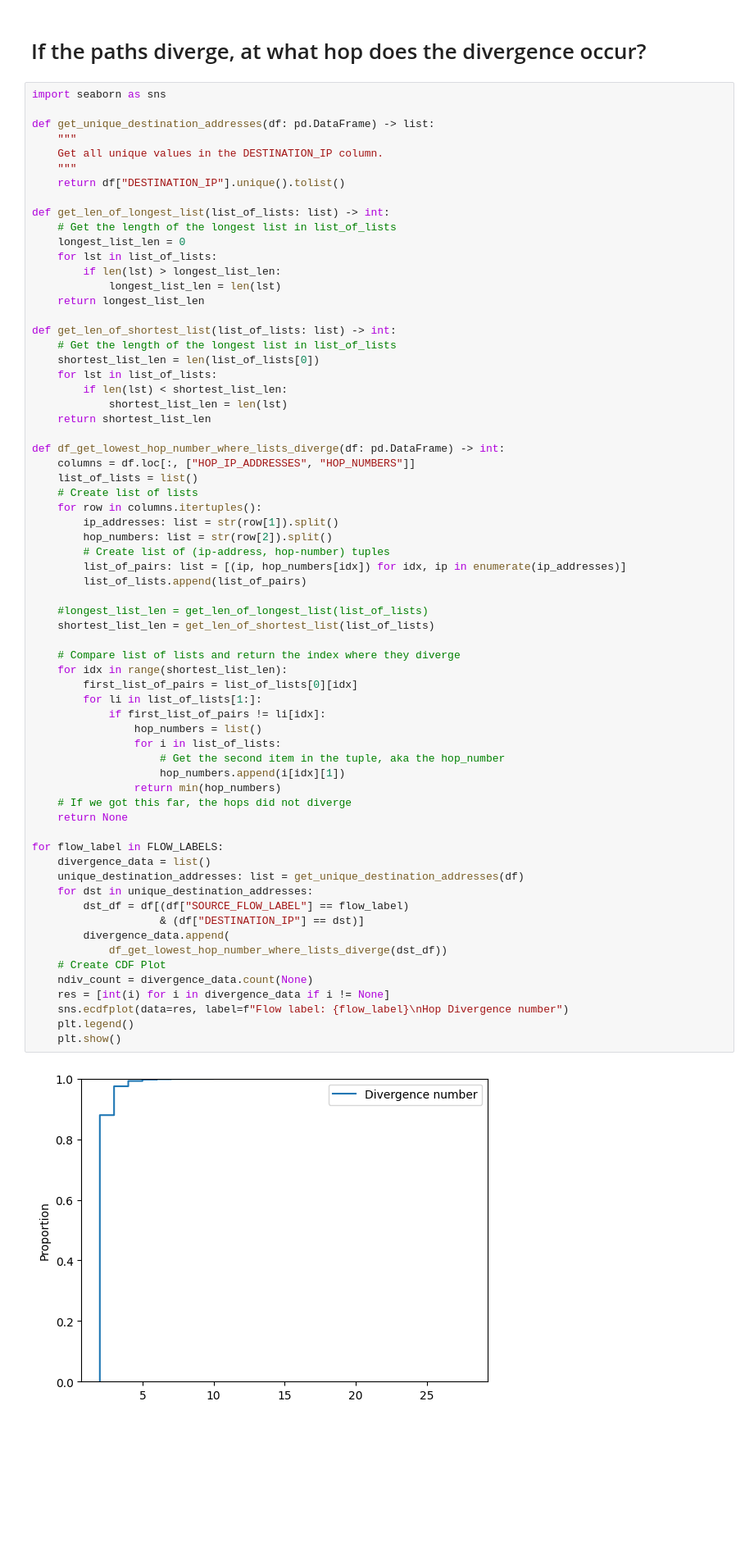
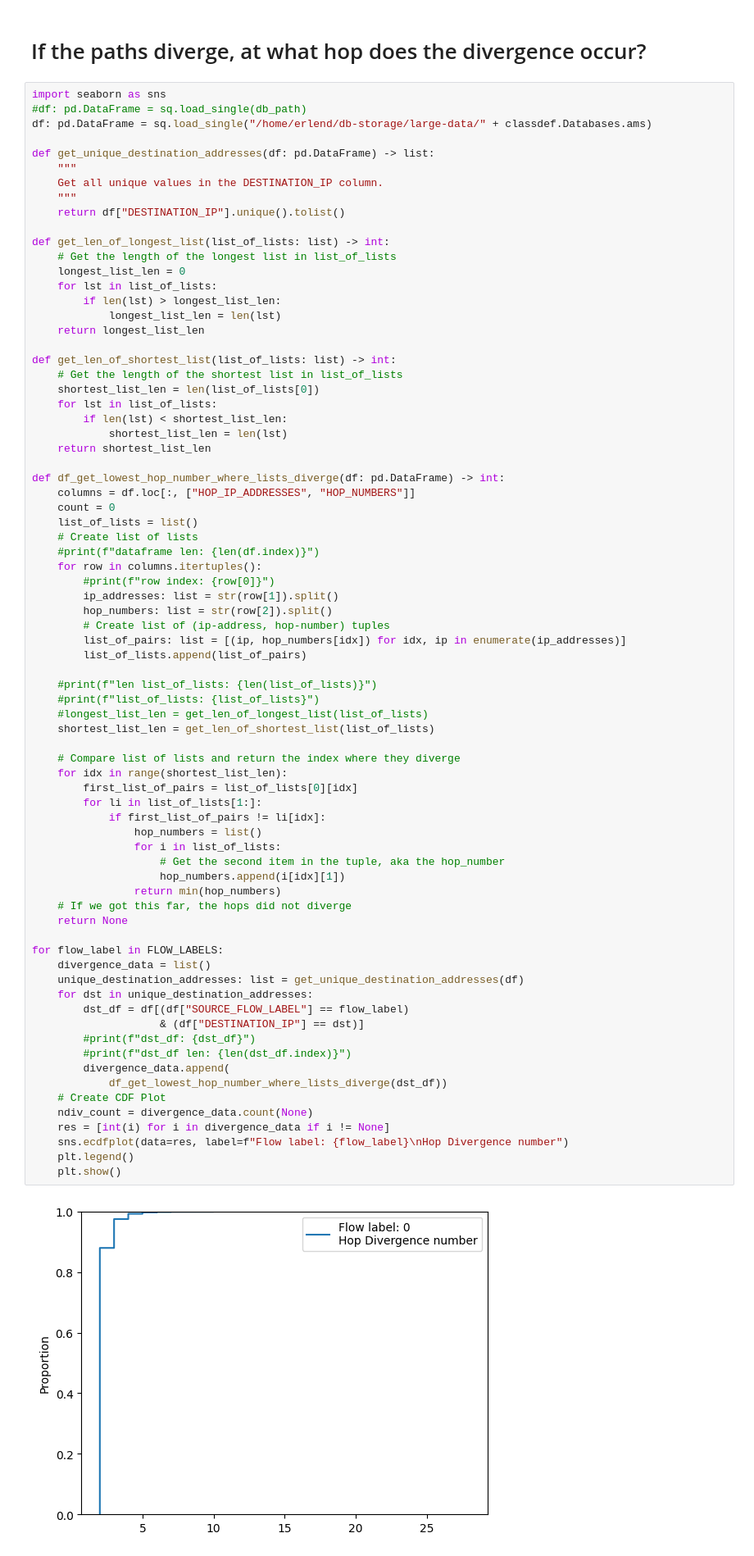
Before and after one commit to meeps44/scripts, a Jupyter notebook: stats/jupyter-notebooks/stats.ipynb, the cells around one changed output. Shown at 82% size. Saved outputs shown, nothing was run; the diff lists cells and outputs as text; blank space fills up the shorter version.

```diff
--- a/stats/jupyter-notebooks/stats.ipynb
+++ b/stats/jupyter-notebooks/stats.ipynb
@@ -537,6 +663,8 @@ for flow_label in FLOW_LABELS:
 # If the paths diverge, at what hop does the divergence occur?
 # %%
 import seaborn as sns
+#df: pd.DataFrame = sq.load_single(db_path)
+df: pd.DataFrame = sq.load_single("/home/erlend/db-storage/large-data/" + classdef.Databases.ams)
 
 def get_unique_destination_addresses(df: pd.DataFrame) -> list:
     """
@@ -553,7 +681,7 @@ def get_len_of_longest_list(list_of_lists: list) -> int:
     return longest_list_len
 
 def get_len_of_shortest_list(list_of_lists: list) -> int:
-    # Get the length of the longest list in list_of_lists
+    # Get the length of the shortest list in list_of_lists
     shortest_list_len = len(list_of_lists[0])
     for lst in list_of_lists:
         if len(lst) < shortest_list_len:
@@ -562,44 +690,51 @@ def get_len_of_shortest_list(list_of_lists: list) -> int:
 
 def df_get_lowest_hop_number_where_lists_diverge(df: pd.DataFrame) -> int:
     columns = df.loc[:, ["HOP_IP_ADDRESSES", "HOP_NUMBERS"]]
+    count = 0
     list_of_lists = list()
     # Create list of lists
+    #print(f"dataframe len: {len(df.index)}")
     for row in columns.itertuples():
+        #print(f"row index: {row[0]}")
         ip_addresses: list = str(row[1]).split()
         hop_numbers: list = str(row[2]).split()
         # Create list of (ip-address, hop-number) tuples
         list_of_pairs: list = [(ip, hop_numbers[idx]) for idx, ip in enumerate(ip_addresses)]
         list_of_lists.append(list_of_pairs)
 
+    #print(f"len list_of_lists: {len(list_of_lists)}")
+    #print(f"list_of_lists: {list_of_lists}")
     #longest_list_len = get_len_of_longest_list(list_of_lists)
     shortest_list_len = get_len_of_shortest_list(list_of_lists)
 
     # Compare list of lists and return the index where they diverge
     for idx in range(shortest_list_len):
         first_list_of_pairs = list_of_lists[0][idx]
         for li in list_of_lists[1:]:
             if first_list_of_pairs != li[idx]:
                 hop_numbers = list()
                 for i in list_of_lists:
                     # Get the second item in the tuple, aka the hop_number
                     hop_numbers.append(i[idx][1])
                 return min(hop_numbers)
     # If we got this far, the hops did not diverge
     return None
 
 for flow_label in FLOW_LABELS:
     divergence_data = list()
     unique_destination_addresses: list = get_unique_destination_addresses(df)
     for dst in unique_destination_addresses:
         dst_df = df[(df["SOURCE_FLOW_LABEL"] == flow_label)
                     & (df["DESTINATION_IP"] == dst)]
+        #print(f"dst_df: {dst_df}")
+        #print(f"dst_df len: {len(dst_df.index)}")
         divergence_data.append(
             df_get_lowest_hop_number_where_lists_diverge(dst_df))
     # Create CDF Plot
     ndiv_count = divergence_data.count(None)
     res = [int(i) for i in divergence_data if i != None]
     sns.ecdfplot(data=res, label=f"Flow label: {flow_label}\nHop Divergence number")
     plt.legend()
     plt.show()
 # %% [output]
-[figure, old version]
+[figure, new version]
```
Also changed, not shown: parts of 5 cells of this notebook.
